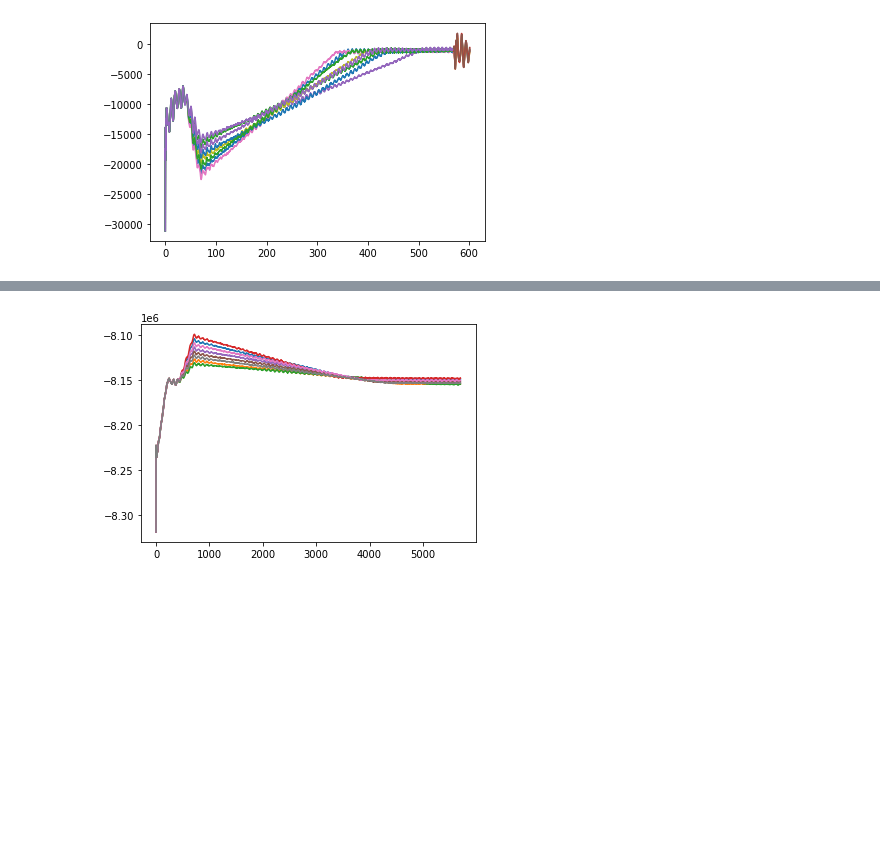
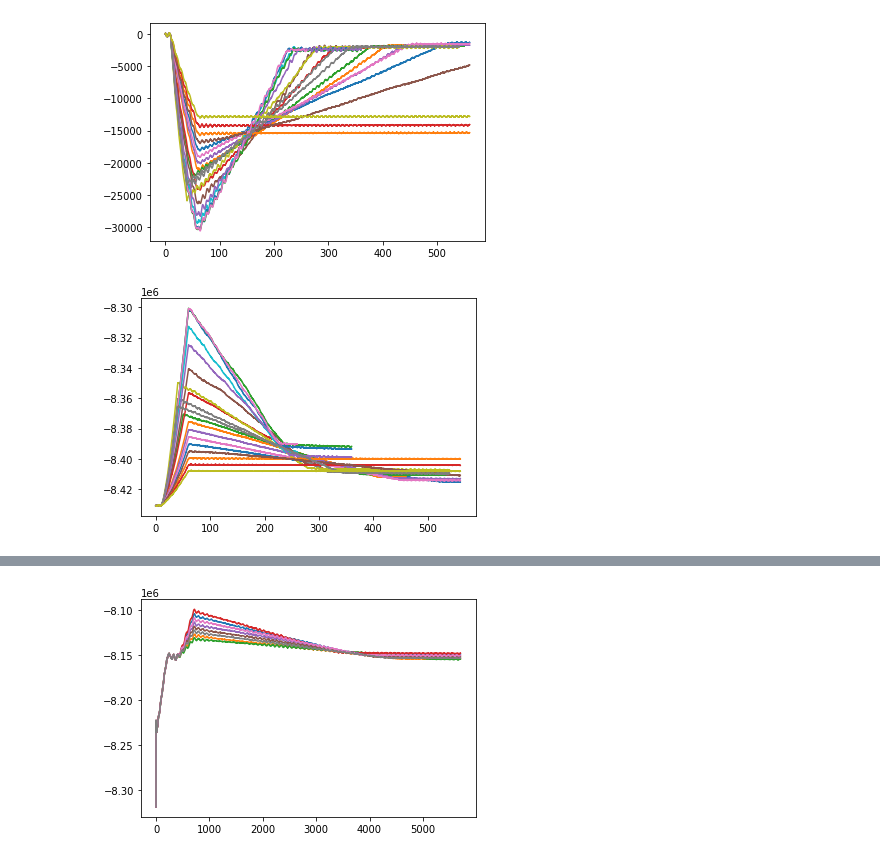
Before and after one commit to marthgg/crack-simulations, a Jupyter notebook: notebooks/potentialEnergy.ipynb, the cells around one changed output, grey strips where cells are left out. Cells and saved outputs as stored; diff of their text form; code cells hidden in the pictures; blank space fills up the shorter version.

```diff
--- a/notebooks/potentialEnergy.ipynb
+++ b/notebooks/potentialEnergy.ipynb
@@ -6,18 +10,44 @@ import matplotlib.pyplot as plt
 # %%
-paths = ['/home/users/marthgg/simulations/rotated/angle_30/crack_simulation_deformZ_1.042714/log.lammps', '/home/users/marthgg/simulations/rotated/angle_30/crack_simulation_deformZ_1.024721/log.lammps', '/home/users/marthgg/simulations/rotated/angle_30/crack_simulation_deformZ_1.021159/log.lammps', '/home/users/marthgg/simulations/rotated/angle_30/crack_simulation_deformZ_1.046351/log.lammps', '/home/users/marthgg/simulations/rotated/angle_30/crack_simulation_deformZ_1.035479/log.lammps', '/home/users/marthgg/simulations/rotated/angle_30/crack_simulation_deformZ_1.031881/log.lammps', '/home/users/marthgg/simulations/rotated/angle_30/crack_simulation_deformZ_1.039091/log.lammps', '/home/users/marthgg/simulations/rotated/angle_30/crack_simulation_deformZ_1.028294/log.lammps']
+#paths1 = ['/home/users/marthgg/simulations/rotated/angle_30/crack_simulation_deformZ_1.042714/log.lammps', '/home/users/marthgg/simulations/rotated/angle_30/crack_simulation_deformZ_1.024721/log.lammps', '/home/users/marthgg/simulations/rotated/angle_30/crack_simulation_deformZ_1.021159/log.lammps', '/home/users/marthgg/simulations/rotated/angle_30/crack_simulation_deformZ_1.046351/log.lammps', '/home/users/marthgg/simulations/rotated/angle_30/crack_simulation_deformZ_1.035479/log.lammps', '/home/users/marthgg/simulations/rotated/angle_30/crack_simulation_deformZ_1.031881/log.lammps', '/home/users/marthgg/simulations/rotated/angle_30/crack_simulation_deformZ_1.039091/log.lammps', '/home/users/marthgg/simulations/rotated/angle_30/crack_simulation_deformZ_1.028294/log.lammps']
 
-paths2 = [
-    '/home/users/marthgg/simulations/rotated/angle_30/crack_simulation_deformZ_1.042714/increase_lz/log.lammps',
-    '/home/users/marthgg/simulations/rotated/angle_30/crack_simulation_deformZ_1.024721/increase_lz/log.lammps',
-    '/home/users/marthgg/simulations/rotated/angle_30/crack_simulation_deformZ_1.021159/increase_lz/log.lammps',
-    '/home/users/marthgg/simulations/rotated/angle_30/crack_simulation_deformZ_1.046351/increase_lz/log.lammps',
-    '/home/users/marthgg/simulations/rotated/angle_30/crack_simulation_deformZ_1.035479/increase_lz/log.lammps',
-    '/home/users/marthgg/simulations/rotated/angle_30/crack_simulation_deformZ_1.031881/increase_lz/log.lammps',
-    '/home/users/marthgg/simulations/rotated/angle_30/crack_simulation_deformZ_1.039091/increase_lz/log.lammps',
-    '/home/users/marthgg/simulations/rotated/angle_30/crack_simulation_deformZ_1.028294/increase_lz/log.lammps']
+#paths2 = [
+#    '/home/users/marthgg/simulations/rotated/angle_30/crack_simulation_deformZ_1.042714/increase_lz/log.lammps',
+#    '/home/users/marthgg/simulations/rotated/angle_30/crack_simulation_deformZ_1.024721/increase_lz/log.lammps',
+#    '/home/users/marthgg/simulations/rotated/angle_30/crack_simulation_deformZ_1.021159/increase_lz/log.lammps',
+#    '/home/users/marthgg/simulations/rotated/angle_30/crack_simulation_deformZ_1.046351/increase_lz/log.lammps',
+#    '/home/users/marthgg/simulations/rotated/angle_30/crack_simulation_deformZ_1.035479/increase_lz/log.lammps',
+#    '/home/users/marthgg/simulations/rotated/angle_30/crack_simulation_deformZ_1.031881/increase_lz/log.lammps',
+#    '/home/users/marthgg/simulations/rotated/angle_30/crack_simulation_deformZ_1.039091/increase_lz/log.lammps',
+#    '/home/users/marthgg/simulations/rotated/angle_30/crack_simulation_deformZ_1.028294/increase_lz/log.lammps']
 
-for path1, path2 in zip(paths, paths2):
+
+#paths1 = ['/home/users/marthgg/2021_05_simulations_quartz_relaxed_structure/x3000_y200/crack_simulation_deformZ_1.053649/log.lammps']
+#paths2 = ['/home/users/marthgg/2021_05_simulations_quartz_relaxed_structure/x3000_y200/crack_simulation_deformZ_1.053649/increase_lz/log.lammps']
+
+paths1 = [
+    '/home/users/marthgg/2021_05_simulations_quartz_relaxed_structure/x3000_y200/crack_simulation_deformZ_1.042714/log.lammps',
+    '/home/users/marthgg/2021_05_simulations_quartz_relaxed_structure/x3000_y200/crack_simulation_deformZ_1.053649/log.lammps',
+    '/home/users/marthgg/2021_05_simulations_quartz_relaxed_structure/x3000_y200/crack_simulation_deformZ_1.056894/log.lammps',
+    '/home/users/marthgg/2021_05_simulations_quartz_relaxed_structure/x3000_y200/crack_simulation_deformZ_1.066689/log.lammps',
+    '/home/users/marthgg/2021_05_simulations_quartz_relaxed_structure/x3000_y200/crack_simulation_deformZ_1.050000/log.lammps',
+    '/home/users/marthgg/2021_05_simulations_quartz_relaxed_structure/x3000_y200/crack_simulation_deformZ_1.076575/log.lammps',
+    '/home/users/marthgg/2021_05_simulations_quartz_relaxed_structure/x3000_y200/crack_simulation_deformZ_1.046351/log.lammps',
+    '/home/users/marthgg/2021_05_simulations_quartz_relaxed_structure/x3000_y200/crack_simulation_deformZ_1.063414/log.lammps',
+    '/home/users/marthgg/2021_05_simulations_quartz_relaxed_structure/x3000_y200/crack_simulation_deformZ_1.069974/log.lammps',
+    '/home/users/marthgg/2021_05_simulations_quartz_relaxed_structure/x3000_y200/crack_simulation_deformZ_1.093256/log.lammps',
+    '/home/users/marthgg/2021_05_simulations_quartz_relaxed_structure/x3000_y200/crack_simulation_deformZ_1.083217/log.lammps',
+    '/home/users/marthgg/2021_05_simulations_quartz_relaxed_structure/x3000_y200/crack_simulation_deformZ_1.035479/log.lammps',
+    '/home/users/marthgg/2021_05_simulations_quartz_relaxed_structure/x3000_y200/crack_simulation_deformZ_1.089899/log.lammps',
+    '/home/users/marthgg/2021_05_simulations_quartz_relaxed_structure/x3000_y200/crack_simulation_deformZ_1.031881/log.lammps',
+    '/home/users/marthgg/2021_05_simulations_quartz_relaxed_structure/x3000_y200/crack_simulation_deformZ_1.086553/log.lammps',
+    '/home/users/marthgg/2021_05_simulations_quartz_relaxed_structure/x3000_y200/crack_simulation_deformZ_1.039091/log.lammps',
+    '/home/users/marthgg/2021_05_simulations_quartz_relaxed_structure/x3000_y200/crack_simulation_deformZ_1.100000/log.lammps',
+    '/home/users/marthgg/2021_05_simulations_quartz_relaxed_structure/x3000_y200/crack_simulation_deformZ_1.060149/log.lammps',
+    '/home/users/marthgg/2021_05_simulations_quartz_relaxed_structure/x3000_y200/crack_simulation_deformZ_1.028294/log.lammps']
+
+for path1 in paths1:
     filename = path1
+    print(filename)
     log = lammps_logfile.File(filename)
 
     time = log.get('Time')
@@ -29,18 +59,26 @@ for path1, path2 in zip(paths, paths2):
     plt.figure(1)
     plt.plot(time, pzz)
 
+    plt.figure(2)
+    plt.plot(time, pot)
 
-    filename = path2
-    log = lammps_logfile.File(filename)
+    #filename = path2
+    #log = lammps_logfile.File(filename)
 
-    time = log.get('Time')+time[-1]
+    #time = log.get('Time')+time[-1]
 
-    pot = log.get('PotEng')
-    pzz = log.get('Pzz')
-    temp = log.get('Temp')
+    #pot = log.get('PotEng')
+    #pzz = log.get('Pzz')
+    #temp = log.get('Temp')
 
 
-    plt.figure(1)
-    plt.plot(time, pzz)
+    #plt.figure(1)
+    #plt.plot(time, pzz)
+    #plt.xlim([440, 500])
     #plt.ylim([-8.14e6, -8.13e6])
+
+    #plt.figure(2)
+    #plt.plot(time, pot)
+    #plt.xlim([420, 500])
+    #plt.ylim([-8.4175e6, -8.41e6])
 # %% [output]
@@ -47,2 +104,3 @@ for path1, path2 in zip(paths, paths2):
-[figure, old version]
+[figure, new version]
+[figure, added]
 # %%
```
Also changed, not shown: parts of 6 cells of this notebook, 10 other files.
